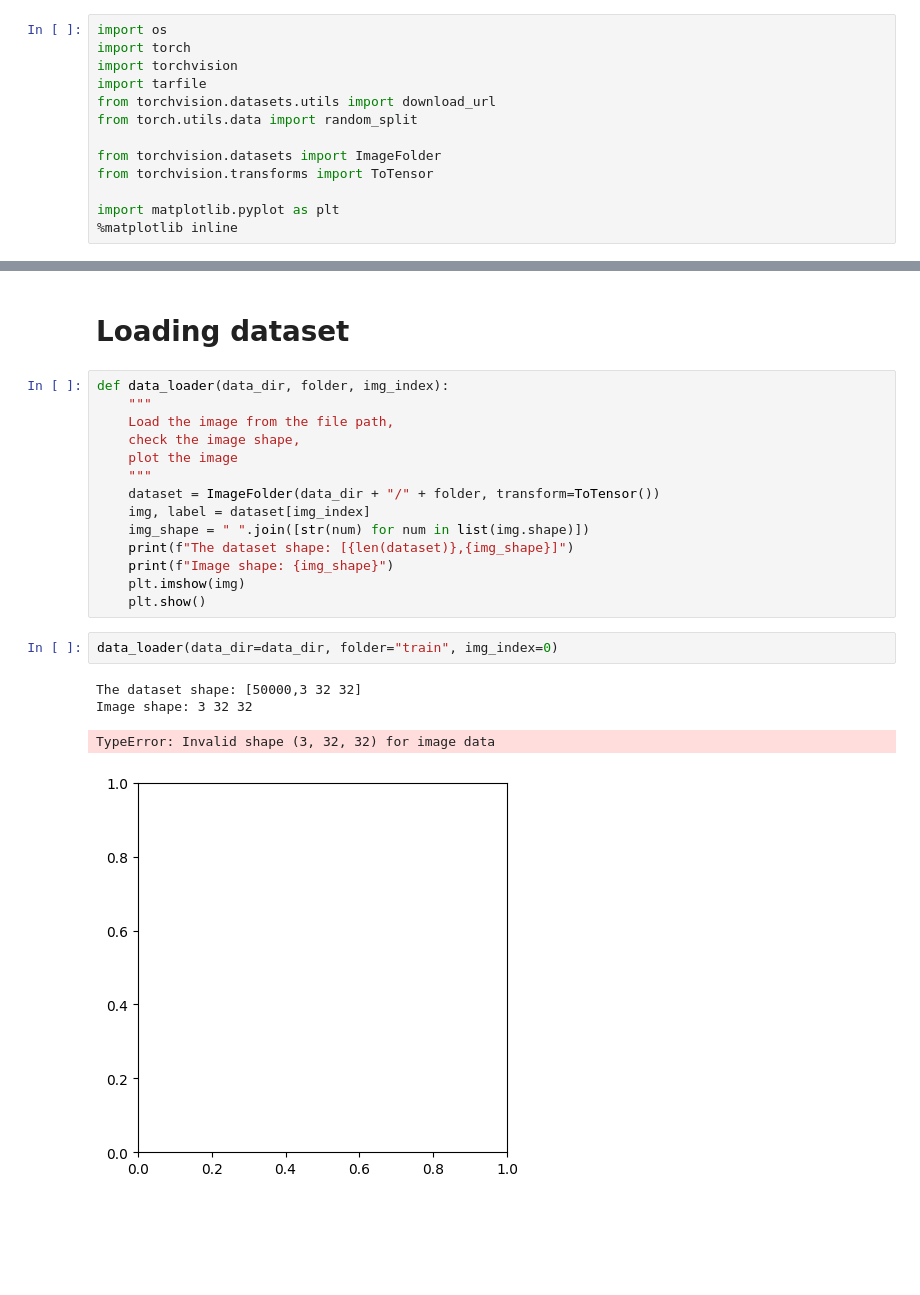
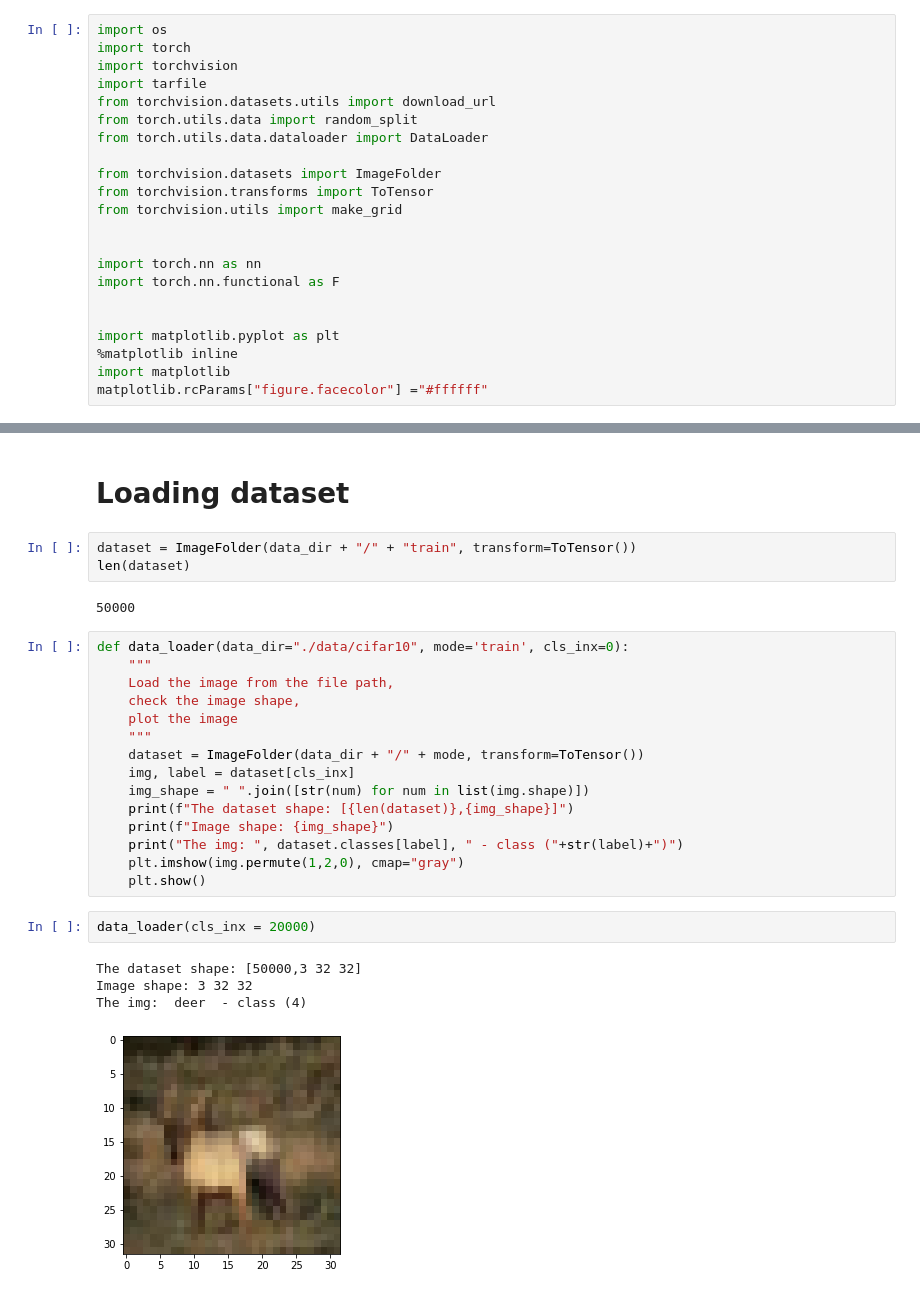
Before and after one commit to loveplay1983/zero-to-gan-practice-xuan, a Jupyter notebook: 04-cifar10-cnn/04-cnn-practice.ipynb, the cells around one changed output, grey strips where cells are left out. Cells and saved outputs as stored; diff of their text form; blank space fills up the shorter version.

```diff
--- a/04-cifar10-cnn/04-cnn-practice.ipynb
+++ b/04-cifar10-cnn/04-cnn-practice.ipynb
@@ -5,12 +5,21 @@ import torchvision
 import tarfile
 from torchvision.datasets.utils import download_url
 from torch.utils.data import random_split
+from torch.utils.data.dataloader import DataLoader
 
 from torchvision.datasets import ImageFolder
 from torchvision.transforms import ToTensor
+from torchvision.utils import make_grid
+
+
+import torch.nn as nn
+import torch.nn.functional as F
+
 
 import matplotlib.pyplot as plt
 %matplotlib inline
+import matplotlib
+matplotlib.rcParams["figure.facecolor"] ="#ffffff"
 # %% [markdown]
 # Explore CIFAR10
 # %%
@@ -76,23 +100,29 @@ str(tuple(img.shape))
 # %% [markdown]
 # Loading dataset
+# %%
+dataset = ImageFolder(data_dir + "/" + "train", transform=ToTensor())
+len(dataset)
+# %% [output]
+50000
 # %%
-def data_loader(data_dir, folder, img_index):
+def data_loader(data_dir="./data/cifar10", mode='train', cls_inx=0):
     """
     Load the image from the file path,
     check the image shape,
     plot the image
     """
-    dataset = ImageFolder(data_dir + "/" + folder, transform=ToTensor())
-    img, label = dataset[img_index]
+    dataset = ImageFolder(data_dir + "/" + mode, transform=ToTensor())
+    img, label = dataset[cls_inx]
     img_shape = " ".join([str(num) for num in list(img.shape)])
     print(f"The dataset shape: [{len(dataset)},{img_shape}]")
     print(f"Image shape: {img_shape}")
-    plt.imshow(img)
+    print("The img: ", dataset.classes[label], " - class ("+str(label)+")")
+    plt.imshow(img.permute(1,2,0), cmap="gray")
     plt.show()
 # %%
-data_loader(data_dir=data_dir, folder="train", img_index=0)
+data_loader(cls_inx = 20000)
 # %% [output]
 The dataset shape: [50000,3 32 32]
 Image shape: 3 32 32
+The img:  deer  - class (4)
-TypeError: Invalid shape (3, 32, 32) for image data
-[figure, old version]
+[figure, new version]
```
Also changed, not shown: parts of 17 cells of this notebook, 2 other files.
